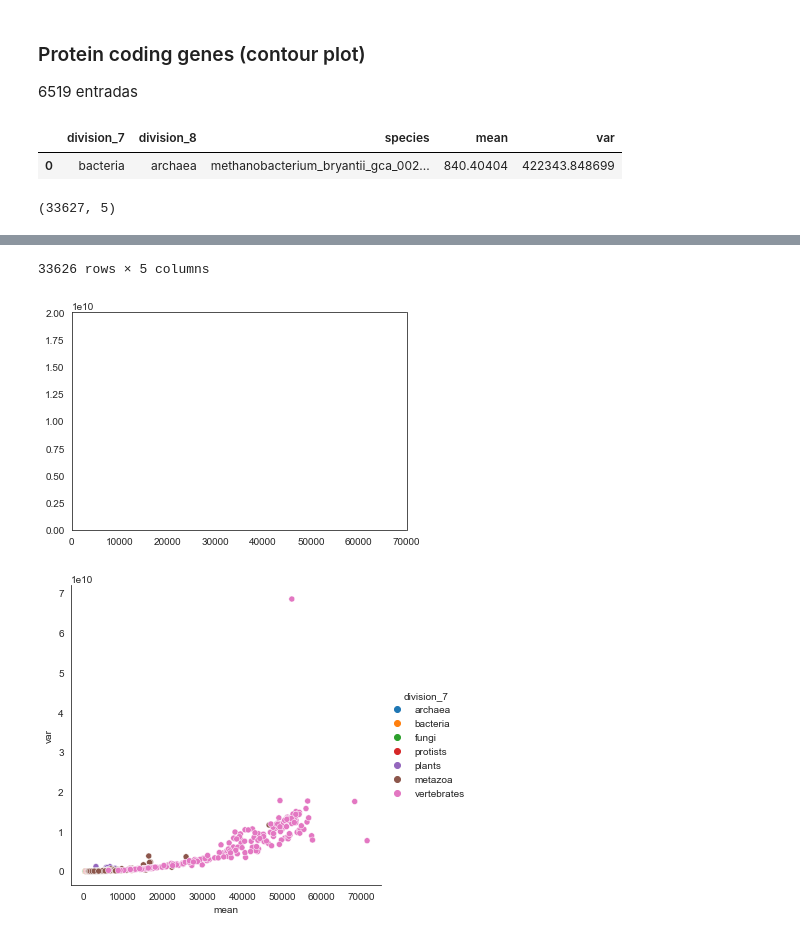
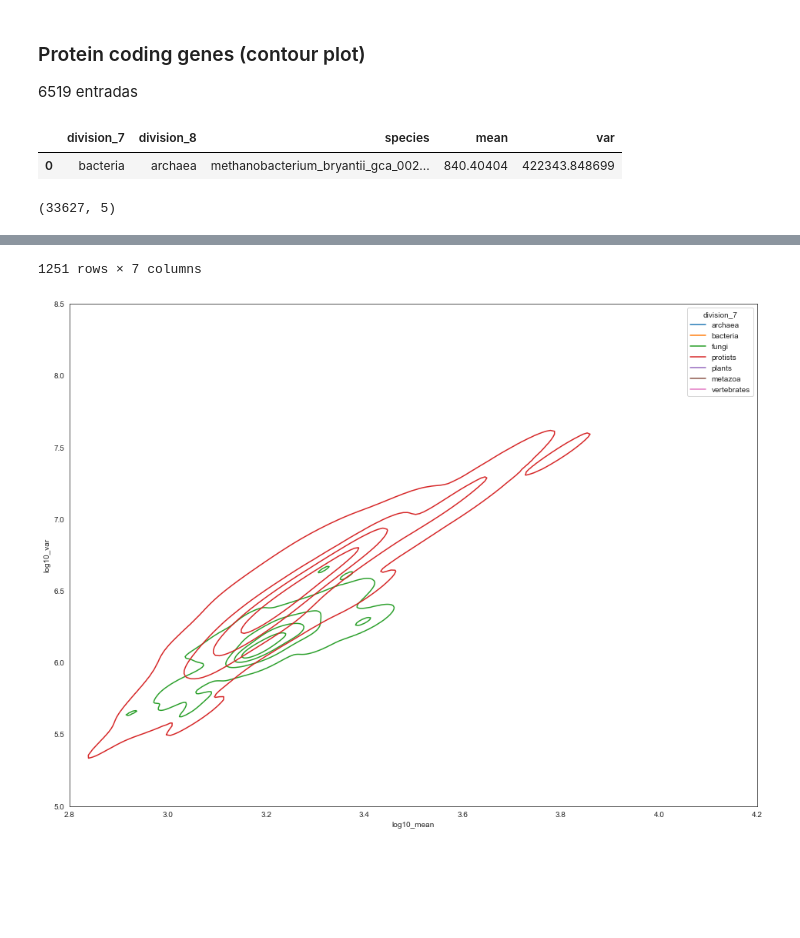
Before and after one commit to emuro/EM_probando, a Jupyter notebook: working_on/main_work/contour_plots/protCodGenes_taylorLaw_contourPlor.ipynb, the cells around one changed output, grey strips where cells are left out. Cells and saved outputs as stored; diff of their text form; code cells hidden in the pictures; blank space fills up the shorter version.

```diff
--- a/working_on/main_work/contour_plots/protCodGenes_taylorLaw_contourPlor.ipynb
+++ b/working_on/main_work/contour_plots/protCodGenes_taylorLaw_contourPlor.ipynb
@@ -195,63 +195,32 @@ if 1:
     print(Lg_df.shape)
 df = Lg_df
 df = filter_species_mus_caroli(df)
-#df = df[df["division_7"] == "bacteria"]
-
+df = df[ (df["division_7"] == "fungi")  | (df["division_7"] == "protists")]
+#df = df[ (df["division_7"] == "bacteria") | (df["division_7"] == "fungi")  | (df["division_7"] == "protists")]
+df["log10_mean"] = np.log10(df["mean"])
+df["log10_var"]  = np.log10(df["var"])
 #df = sns.load_dataset('iris')
 display(df)
+
+
 # set seaborn style
 # depict visualization
-fig, ax = plt.subplots()
-##sns.distplot(df, ax=ax)
-ax.set_ylim(0, 2*10**10)
-ax.set_xlim(0, 70000)
+fig, ax = plt.subplots(figsize=(16, 12))
 sns.set_style("white")
-sns.relplot(data=df, x="mean", y="var", hue="division_7")
+
+df_f = df[ (df["division_7"] == "fungi") ]
+#Levels as equal cuts in the probability mass function
+sns.kdeplot(data=df_f, x="log10_mean", y="log10_var", hue="division_7", ax=ax, levels=5)
+ax.set_xlim(2.8, 4.2)
+#sns.scatterplot(data=df, x="mean", y="var", hue="division_7", ax=ax)
+df_p = df[ (df["division_7"] == "protists")]
+ax.set_ylim(5.0, 8.5)
+ax.set_xlim(2.8, 4.2)
+sns.kdeplot(data=df_p, x="log10_mean", y="log10_var", hue="division_7", ax=ax, levels=5)
+#ax.set_xscale('log', base=10)
+#ax.set_yscale('log', base=10)
+#sns.relplot(data=df, x="mean", y="var", hue="division_7", ax=ax)
 plt.show()
-
-
-
-if 0:
-    # Basic 2D density plot
-    sns.kdeplot(x=df.sepal_width, y=df.sepal_length)
-    plt.show()
-    # Custom the color, add shade and bandwidth
-    sns.kdeplot(x=df.sepal_width, y=df.sepal_length, cmap="Reds", shade=True, bw_adjust=.5)
-    plt.show()
-    # Add thresh parameter
-    sns.kdeplot(x=df.sepal_width, y=df.sepal_length, cmap="Blues", shade=True, thresh=0)
-    plt.show()
-
-
-
-
-if 0: # Set up to 1 for plotting by clade
-    #title = title_template + " (" + str(clade_Lg_df.shape[0]) + " " + str(clade) + ")"
-    title = "test_title"
-    # set seaborn style
-    sns.set_style("white")
-    sns.set_theme()
-    fig, ax = plt.subplots(figsize=(8, 6))
-    ax.set(title=title, xlabel="mean", ylabel="var")
-    #
-    sns.histplot(data=Lg_df, x="mean", bins=100)
-    # Custom the color, add shade and bandwidth
-    #sns.kdeplot(x=Lg_df.mean, y=df.var, cmap="Reds", shade=True, bw_adjust=.5)
-    sns.kdeplot(data=Lg_df, x="mean", y="var")
-    plt.show()
-
-    #sns.histplot(data=clade_Lg_df, x="mean", bins=100)
-    #sns.displot(data=Lg_df, x="mean", bins=100, stat="density")
-    #plt.show()
-
-    if clade == "protists": # replot protists
-        sns.set_theme()
-        fig, ax = plt.subplots(figsize=(9, 6))
-        ax.set(title=title, xlabel=x_lab, ylabel=y_lab)
-        #
-        #ax.set_xlim(500, 4000)
-        sns.histplot(data=clade_Lg_df, x="mean", bins=100)
-        plt.show()
 # %% [output]
 |  | division_7 | division_8 | species | mean | var |
 | 0 | bacteria | archaea | methanobacterium_bryantii_gca_002... | 840.40404 | 422343.848699 |
@@ -271,3 +240,2 @@ if 0: # Set up to 1 for plotting by clade
-33626 rows × 5 columns
+1251 rows × 7 columns
-[figure, old version]
+[figure, new version]
-[figure, removed]
```
Also changed, not shown: parts of 2 cells of this notebook.
